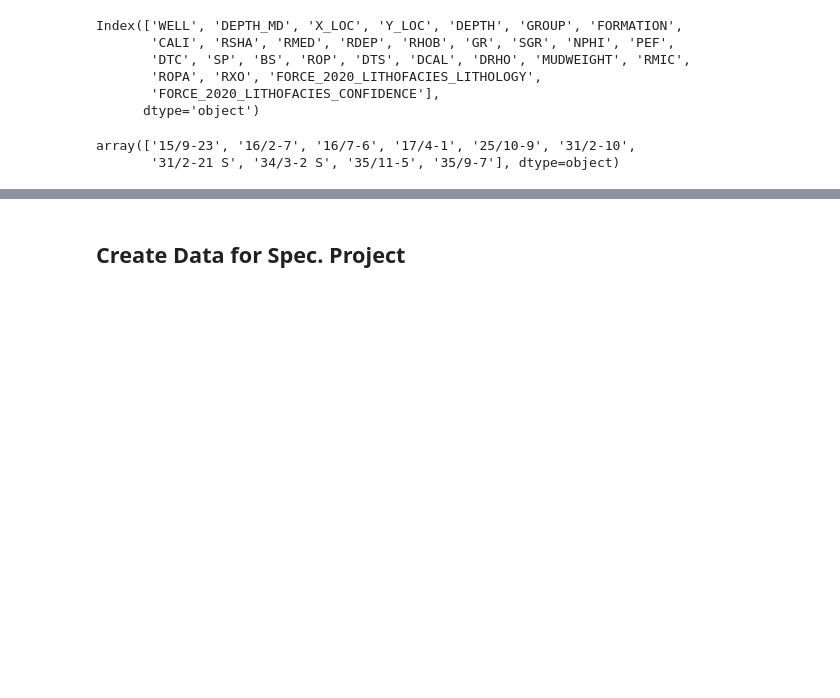
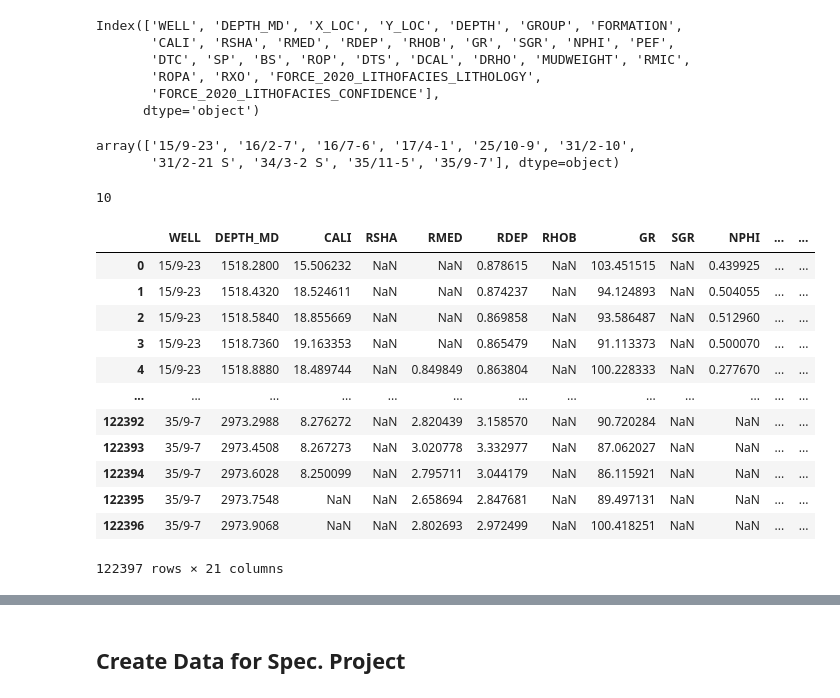
Before and after one commit to ruzieqnafiha/improving-lithology-label-well-logs, a Jupyter notebook: Data preparation (copy from Github).ipynb, the cells around one changed output, grey strips where cells are left out. Cells and saved outputs as stored; diff of their text form; code cells hidden in the pictures; blank space fills up the shorter version.

```diff
--- a/Data preparation (copy from Github).ipynb
+++ b/Data preparation (copy from Github).ipynb
@@ -132,3 +144,26 @@ hiddentest_data['WELL'].unique()
 # %% [output]
 array(['15/9-23', '16/2-7', '16/7-6', '17/4-1', '25/10-9', '31/2-10',
        '31/2-21 S', '34/3-2 S', '35/11-5', '35/9-7'], dtype=object)
+# %%
+hiddentest_data['WELL'].nunique()
+# %% [output]
+10
+# %%
+hiddentest_data.rename(columns = {'FORCE_2020_LITHOFACIES_LITHOLOGY':'LITHOLOGY'}, inplace = True)
+# %%
+hiddentest_data = hiddentest_data[['WELL', 'DEPTH_MD', 'CALI', 'RSHA', 'RMED', 'RDEP', 'RHOB', 'GR', 'SGR', 'NPHI', 'PEF', 'DTC', 'SP', 'BS', 'DTS', 'DRHO', 'RMIC', 'RXO', 'LITHOLOGY','GROUP', 'FORMATION']]
+hiddentest_data
+# %% [output]
+|  | WELL | DEPTH_MD | CALI | RSHA | RMED | RDEP | RHOB | GR | SGR | NPHI | ... | ... |
+| 0 | 15/9-23 | 1518.2800 | 15.506232 | NaN | NaN | 0.878615 | NaN | 103.451515 | NaN | 0.439925 | ... | ... |
+| 1 | 15/9-23 | 1518.4320 | 18.524611 | NaN | NaN | 0.874237 | NaN | 94.124893 | NaN | 0.504055 | ... | ... |
+| 2 | 15/9-23 | 1518.5840 | 18.855669 | NaN | NaN | 0.869858 | NaN | 93.586487 | NaN | 0.512960 | ... | ... |
+| 3 | 15/9-23 | 1518.7360 | 19.163353 | NaN | NaN | 0.865479 | NaN | 91.113373 | NaN | 0.500070 | ... | ... |
+| 4 | 15/9-23 | 1518.8880 | 18.489744 | NaN | 0.849849 | 0.863804 | NaN | 100.228333 | NaN | 0.277670 | ... | ... |
+| ... | ... | ... | ... | ... | ... | ... | ... | ... | ... | ... | ... | ... |
+| 122392 | 35/9-7 | 2973.2988 | 8.276272 | NaN | 2.820439 | 3.158570 | NaN | 90.720284 | NaN | NaN | ... | ... |
+| 122393 | 35/9-7 | 2973.4508 | 8.267273 | NaN | 3.020778 | 3.332977 | NaN | 87.062027 | NaN | NaN | ... | ... |
+| 122394 | 35/9-7 | 2973.6028 | 8.250099 | NaN | 2.795711 | 3.044179 | NaN | 86.115921 | NaN | NaN | ... | ... |
+| 122395 | 35/9-7 | 2973.7548 | NaN | NaN | 2.658694 | 2.847681 | NaN | 89.497131 | NaN | NaN | ... | ... |
+| 122396 | 35/9-7 | 2973.9068 | NaN | NaN | 2.802693 | 2.972499 | NaN | 100.418251 | NaN | NaN | ... | ... |
+122397 rows × 21 columns
```
Also changed, not shown: parts of 18 cells of this notebook, 1 other file.
